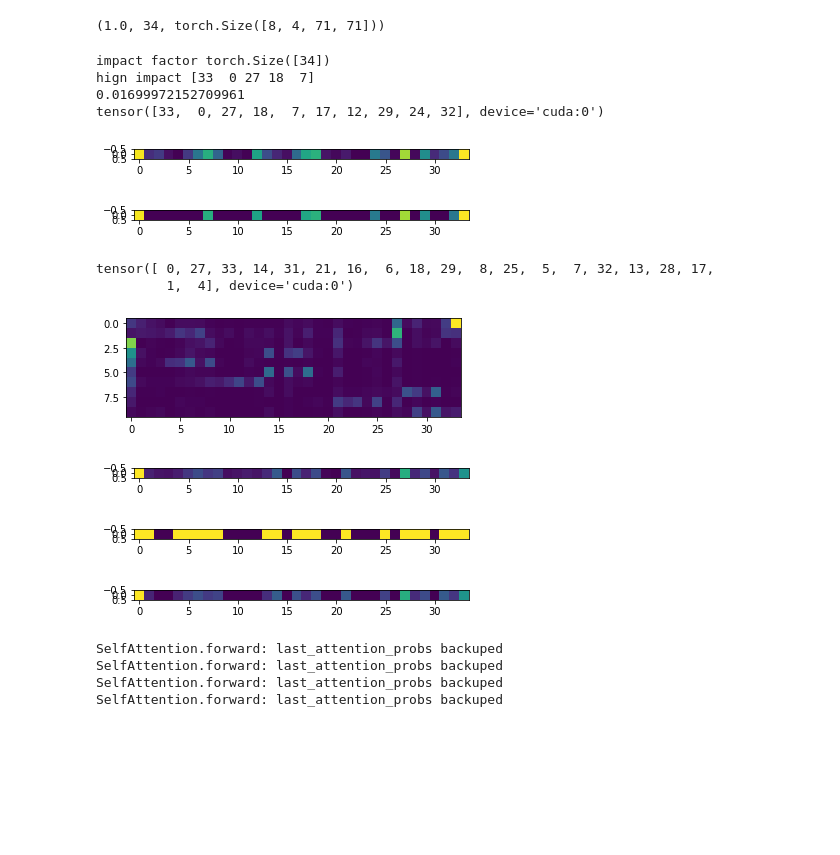
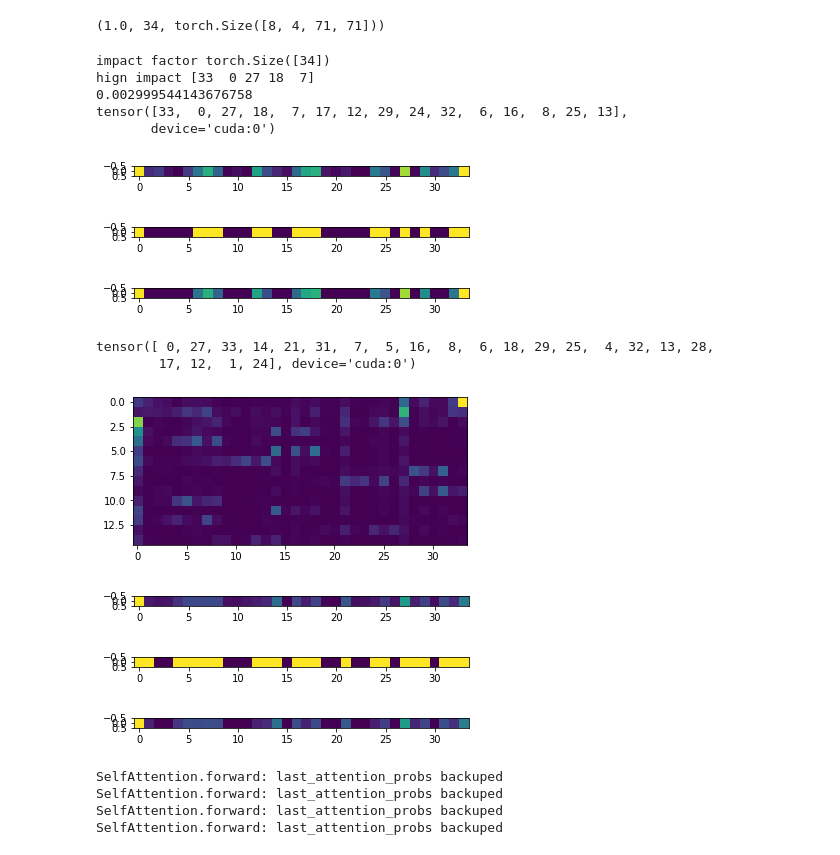
Before and after one commit to gmlwns2000/sttabt, a Jupyter notebook: attention_clipping.ipynb, the cells around one changed output. Drawn from its saved outputs; the diff is of its cells as text; code cells hidden in the pictures; blank space fills up the shorter version.

Commit message:
update gpu update mask code

```diff
--- a/attention_clipping.ipynb
+++ b/attention_clipping.ipynb
@@ -91,54 +91,91 @@ def update_input_mask_from_previous_attention(attention_mask, previous_attention
 
     return input_mask, input_indcies, input_impacts
 
+def update_input_mask_from_previous_attention(
+    attention_mask,
+    previous_attention,
+    output_token_indices,
+    output_token_impact,
+    k=0.5
+):
+    assert k <= 1.0
+    attention_mask_shape = attention_mask.shape
+    NBATCH = attention_mask_shape[0]
+    TLEN = attention_mask_shape[-1]
+    dtype = previous_attention.dtype
+    device = previous_attention.device
+    kxx = int(math.ceil(k*TLEN))
+
+    input_mask = torch.zeros(
+        NBATCH, TLEN,
+        device=device,
+        dtype=dtype
+    )
+
+    att = torch.sum(previous_attention, dim=1)
+    att = torch.gather(att, 1, output_token_indices.unsqueeze(-1).expand(NBATCH, output_token_indices.shape[1], TLEN))
+    att = att * output_token_impact.unsqueeze(-1)
+    att = torch.sum(att, dim=1)
+    #att(N, TLEN)
+    input_impacts, input_indices = torch.topk(att, kxx, dim=1)
+    #input_impacts(N, K), input_indices(N, K)
+
+    input_mask.scatter_(1, input_indices, 1.0)
+    #input_mask (N, TLEN)
+
+    return input_mask, input_indices, input_impacts
+
 t = time.time()
 mask, indices, impacts = update_input_mask_from_previous_attention(
     batch.attention_masks - 1.0,
     lm_output.attentions[LAYER],
-    [[0]] * NBATCH,
+    torch.zeros(NBATCH, 1, device=batch.device, dtype=torch.int64),
     torch.ones(NBATCH, 1, device=batch.device, dtype=torch.float32),
-    k=10
+    k=0.2
 )
 mask2, indices2, impacts2 = update_input_mask_from_previous_attention(
     batch.attention_masks - 1.0,
     lm_output.attentions[LAYER-1],
     indices,
     impacts,
-    k=20
+    k=0.3
 )
 print(time.time() - t)
 mask2.shape, batch.attention_masks.shape
 def plot_grid(grid):
     plt.imshow(grid.cpu().detach().numpy())
     #plt.colorbar()
     plt.show()
 
 print(indices[0])
 last_output_attentions = torch.sum(lm_output.attentions[LAYER][0], dim=0)[[0], :N]
 plot_grid(last_output_attentions)
+plot_grid(mask[0][:N].view(1,-1))
 last_output_attentions_input_masked = last_output_attentions * mask[0][:N]
 plot_grid(last_output_attentions_input_masked)
 
 print(indices2[0])
 second_output_attentions = torch.sum(lm_output.attentions[LAYER-1][0], dim=0)[indices[0],:N]*impacts[0].view(-1,1)
 plot_grid(second_output_attentions)
 second_output_attentions_impact = torch.sum(second_output_attentions, dim=0).view(1,-1)
 plot_grid(second_output_attentions_impact)
 plot_grid(mask2[0][:N].view(1,-1))
 plot_grid(second_output_attentions_impact * mask2[0][:N])
 # %% [output]
 impact factor torch.Size([34])
 hign impact [33  0 27 18  7]
-0.01699972152709961
-tensor([33,  0, 27, 18,  7, 17, 12, 29, 24, 32], device='cuda:0')
+0.002999544143676758
+tensor([33,  0, 27, 18,  7, 17, 12, 29, 24, 32,  6, 16,  8, 25, 13],
+       device='cuda:0')
 [figure]
-[figure, old version]
+[figure, new version]
+[figure, new version]
-tensor([ 0, 27, 33, 14, 31, 21, 16,  6, 18, 29,  8, 25,  5,  7, 32, 13, 28, 17,
-         1,  4], device='cuda:0')
+tensor([ 0, 27, 33, 14, 21, 31,  7,  5, 16,  8,  6, 18, 29, 25,  4, 32, 13, 28,
+        17, 12,  1, 24], device='cuda:0')
-[figure, old version]
-[figure, old version]
+[figure, new version]
-[figure, old version]
+[figure, new version]
-[figure, old version]
+[figure, new version]
+[figure, added]
 # %%
 import math, os, torch
 import torch.utils.checkpoint
```
Also changed, not shown: parts of 4 cells of this notebook, 2 other files.
